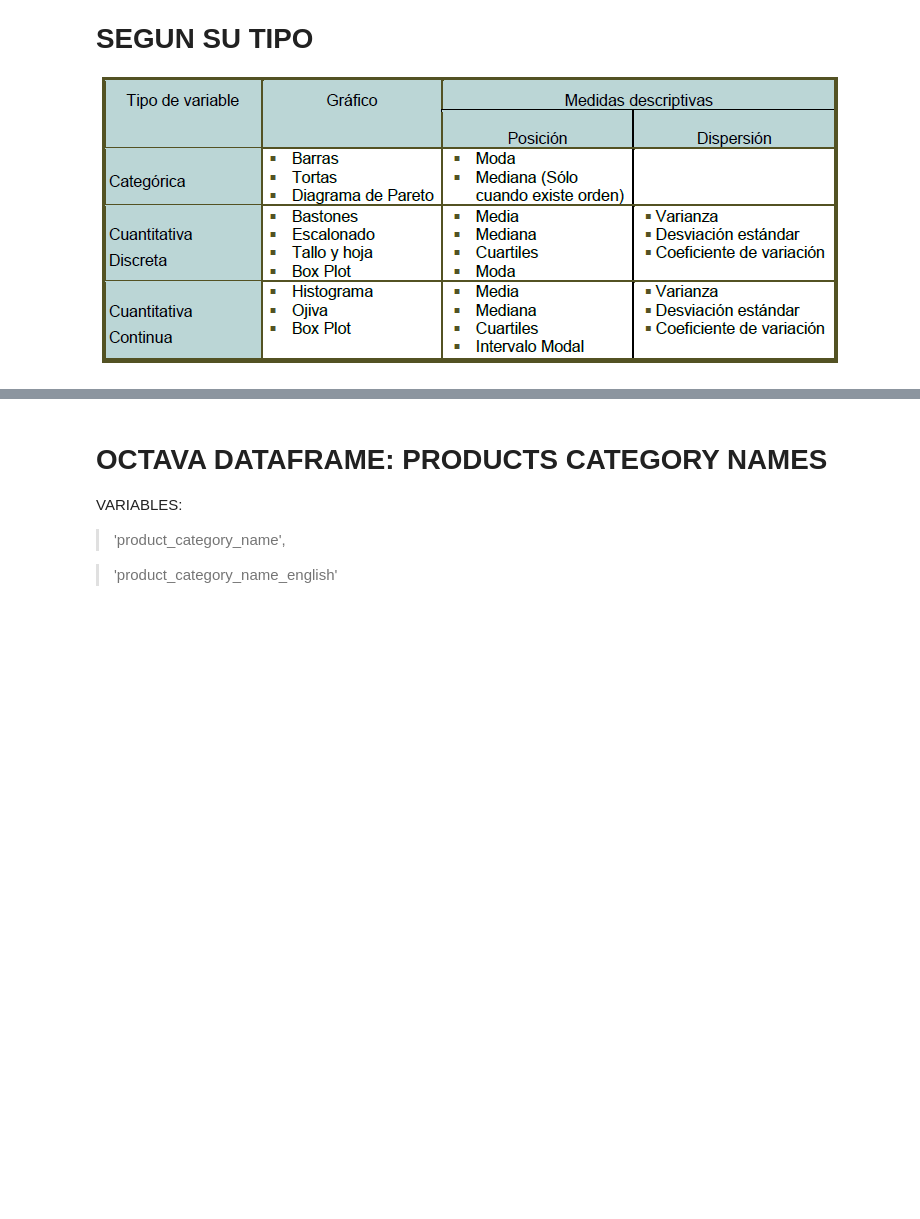
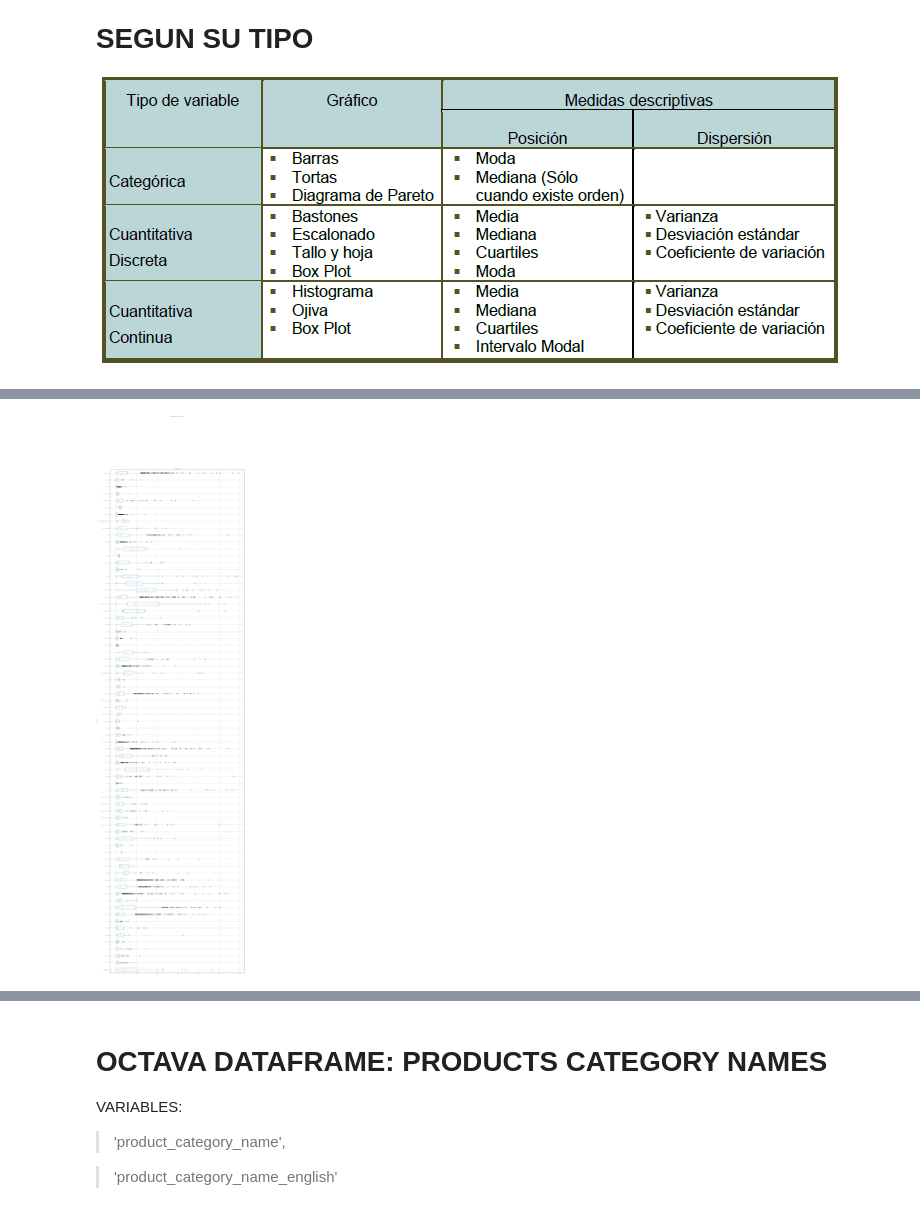
Before and after one commit to fabizap/Olist, a Jupyter notebook: BASES_7_Y_8_DE_FABIAN.ipynb, the cells around one changed output, grey strips where cells are left out. Saved outputs shown, nothing was run; the diff lists cells and outputs as text; code cells hidden in the pictures; blank space fills up the shorter version.

```diff
--- a/BASES_7_Y_8_DE_FABIAN.ipynb
+++ b/BASES_7_Y_8_DE_FABIAN.ipynb
@@ -151,0 +177,10 @@ df7.boxplot('product_weight_g',rot=90)
+# %%
+df7.boxplot(column=['product_volumen_cm3'],by='product_category_name', figsize=(20,80), return_type='axes', vert=False)
+# Cambiar el eje: 'vert=False' hace que el box plot sea horizontal
+# Cambiar el tamaño de la figura: figsize=(ancho, alto)
+#
+
+# Mostrar el gráfico
+plt.show()
+# %% [output]
+[figure, added]
```
Also changed, not shown: parts of 13 cells of this notebook.
